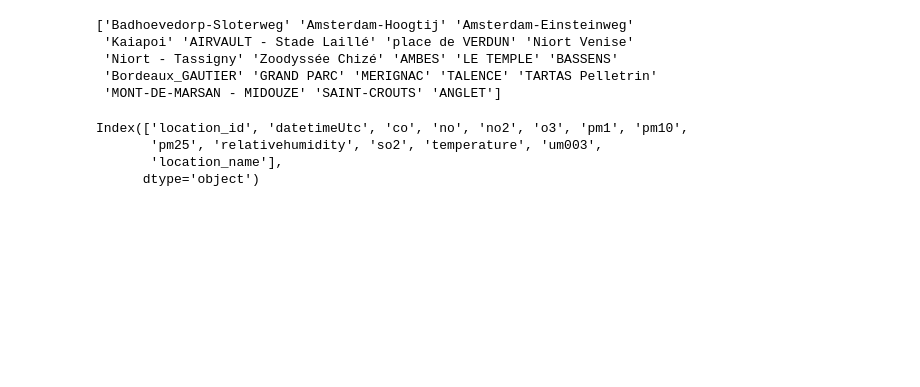
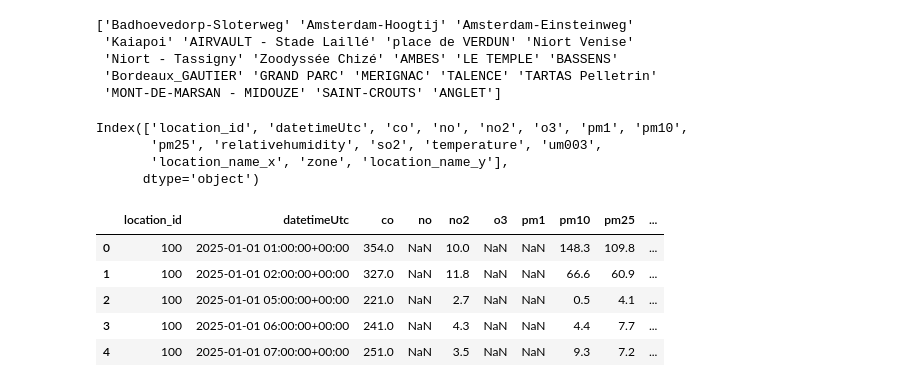
Before and after one commit to Abdullah2265Habib/The-Urban-Environmental-Intelligence-Challenge, a Jupyter notebook: notebook.ipynb, the cells around one changed output. Saved outputs shown, nothing was run; the diff lists cells and outputs as text; code cells hidden in the pictures; blank space fills up the shorter version.

```diff
--- a/notebook.ipynb
+++ b/notebook.ipynb
@@ -167,11 +180,18 @@ relativehumidity  0.013534 -0.132998
 df_wide = df_wide.merge(location_lookup, on="location_id", how="left")
 # %%
 print(df_wide.columns)
+df_wide.head()
 # %% [output]
 Index(['location_id', 'datetimeUtc', 'co', 'no', 'no2', 'o3', 'pm1', 'pm10',
        'pm25', 'relativehumidity', 'so2', 'temperature', 'um003',
-       'location_name'],
+       'location_name_x', 'zone', 'location_name_y'],
       dtype='object')
+|  | location_id | datetimeUtc | co | no | no2 | o3 | pm1 | pm10 | pm25 | ... |
+| 0 | 100 | 2025-01-01 01:00:00+00:00 | 354.0 | NaN | 10.0 | NaN | NaN | 148.3 | 109.8 | ... |
+| 1 | 100 | 2025-01-01 02:00:00+00:00 | 327.0 | NaN | 11.8 | NaN | NaN | 66.6 | 60.9 | ... |
+| 2 | 100 | 2025-01-01 05:00:00+00:00 | 221.0 | NaN | 2.7 | NaN | NaN | 0.5 | 4.1 | ... |
+| 3 | 100 | 2025-01-01 06:00:00+00:00 | 241.0 | NaN | 4.3 | NaN | NaN | 4.4 | 7.7 | ... |
+| 4 | 100 | 2025-01-01 07:00:00+00:00 | 251.0 | NaN | 3.5 | NaN | NaN | 9.3 | 7.2 | ... |
 # %%
 industrial = [
     "Amsterdam-Hoogtij",
```
Also changed, not shown: parts of 9 cells of this notebook.
